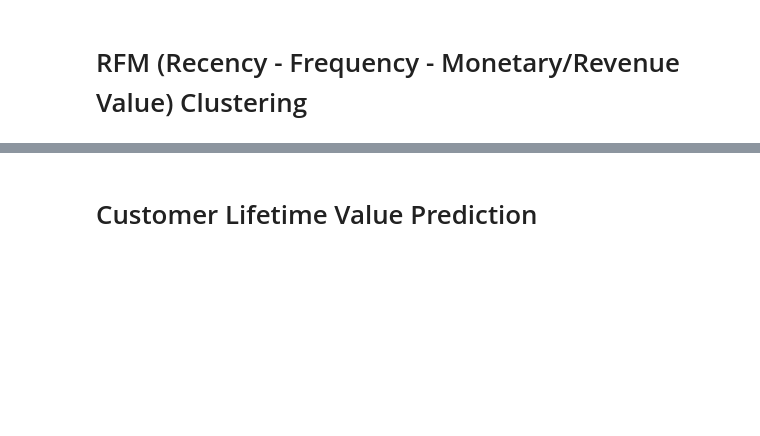
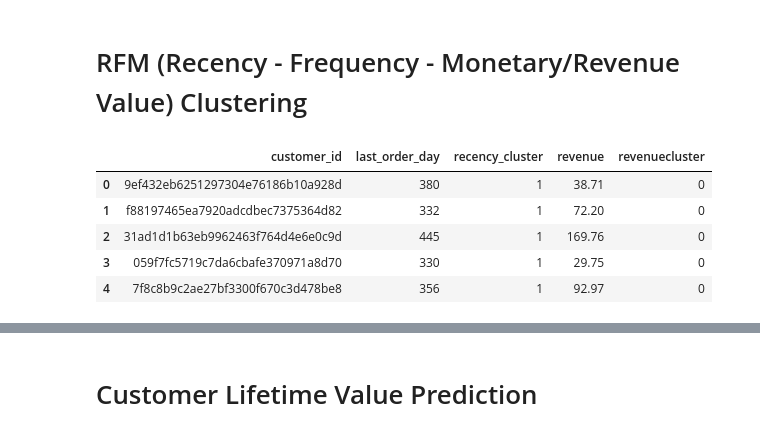
Before and after one commit to anhphuongnguyenquynh/mlops-ml-ecommerce-customers, a Jupyter notebook: ml-labs/customer_lifetime_value_prediction.ipynb, the cells around one changed output, grey strips where cells are left out. Saved outputs shown, nothing was run; the diff lists cells and outputs as text; code cells hidden in the pictures; blank space fills up the shorter version.

```diff
--- a/ml-labs/customer_lifetime_value_prediction.ipynb
+++ b/ml-labs/customer_lifetime_value_prediction.ipynb
@@ -315,2 +350,13 @@ olist_customers_revenue.groupby('revenuecluster')['revenue'].describe()
 # %% [markdown]
 # RFM (Recency - Frequency - Monetary/Revenue Value) Clustering
+# %%
+#Calculate overall score and use mean() to see details
+order_rfm = pd.merge(olist_orders_recency_ordered, olist_orders_revenue_ordered, on = 'customer_id')
+order_rfm.head(5)
+# %% [output]
+|  | customer_id | last_order_day | recency_cluster | revenue | revenuecluster |
+| 0 | 9ef432eb6251297304e76186b10a928d | 380 | 1 | 38.71 | 0 |
+| 1 | f88197465ea7920adcdbec7375364d82 | 332 | 1 | 72.20 | 0 |
+| 2 | 31ad1d1b63eb9962463f764d4e6e0c9d | 445 | 1 | 169.76 | 0 |
+| 3 | 059f7fc5719c7da6cbafe370971a8d70 | 330 | 1 | 29.75 | 0 |
+| 4 | 7f8c8b9c2ae27bf3300f670c3d478be8 | 356 | 1 | 92.97 | 0 |
```
Also changed, not shown: parts of 34 cells of this notebook.
